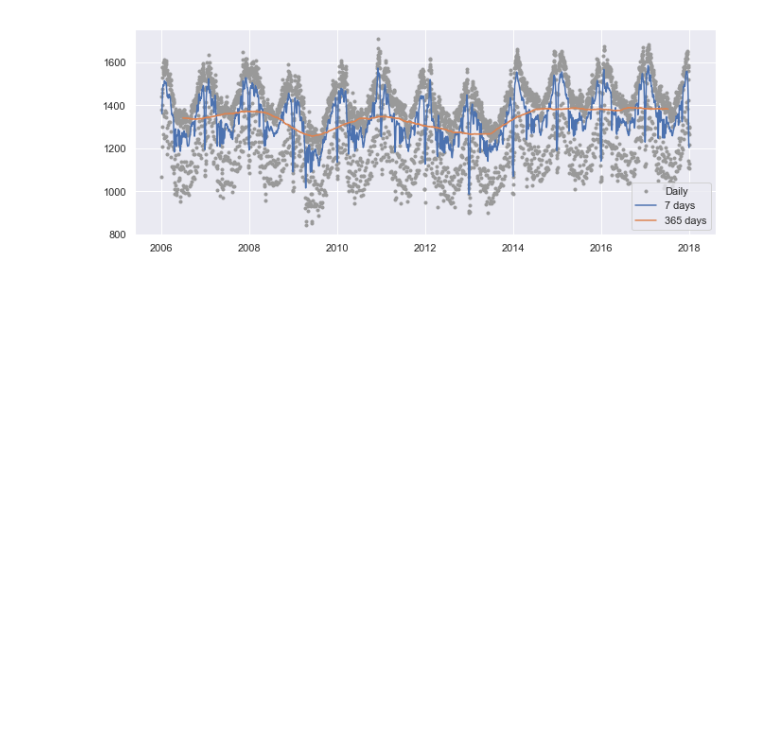
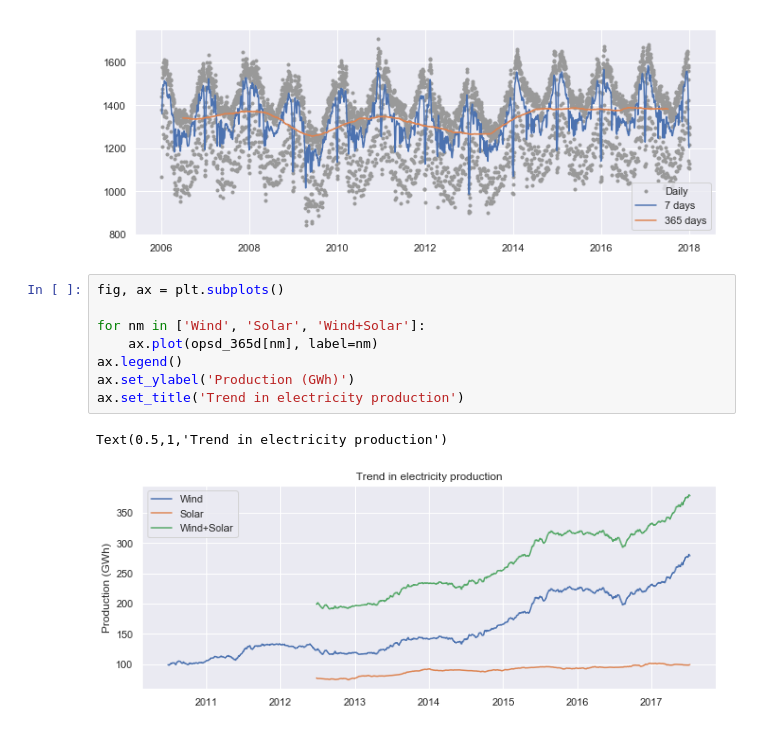
Before and after one commit to tanpv/pandas_tutorial, a Jupyter notebook: Working with time series 2.ipynb, the cells around one changed output. Drawn from its saved outputs; the diff is of its cells as text; blank space fills up the shorter version.

```diff
--- a/Working with time series 2.ipynb
+++ b/Working with time series 2.ipynb
@@ -316,3 +316,14 @@ ax.legend()
 # %% [output]
 <matplotlib.legend.Legend at 0x...>
 [figure]
+# %%
+fig, ax = plt.subplots()
+
+for nm in ['Wind', 'Solar', 'Wind+Solar']:
+    ax.plot(opsd_365d[nm], label=nm)
+ax.legend()
+ax.set_ylabel('Production (GWh)')
+ax.set_title('Trend in electricity production')
+# %% [output]
+Text(0.5,1,'Trend in electricity production')
+[figure, added]
```
Also changed, not shown: 1 other file.
